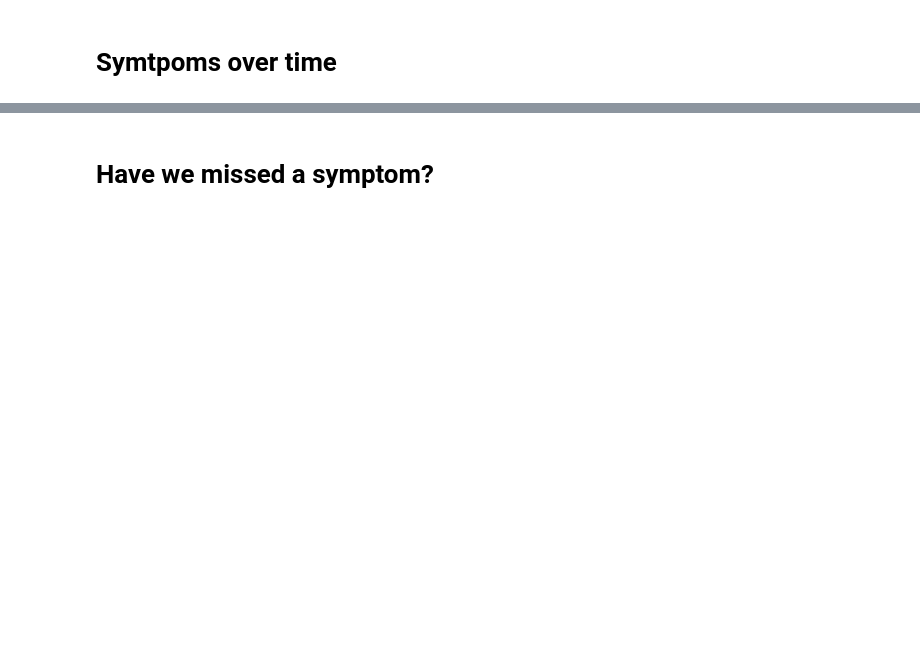
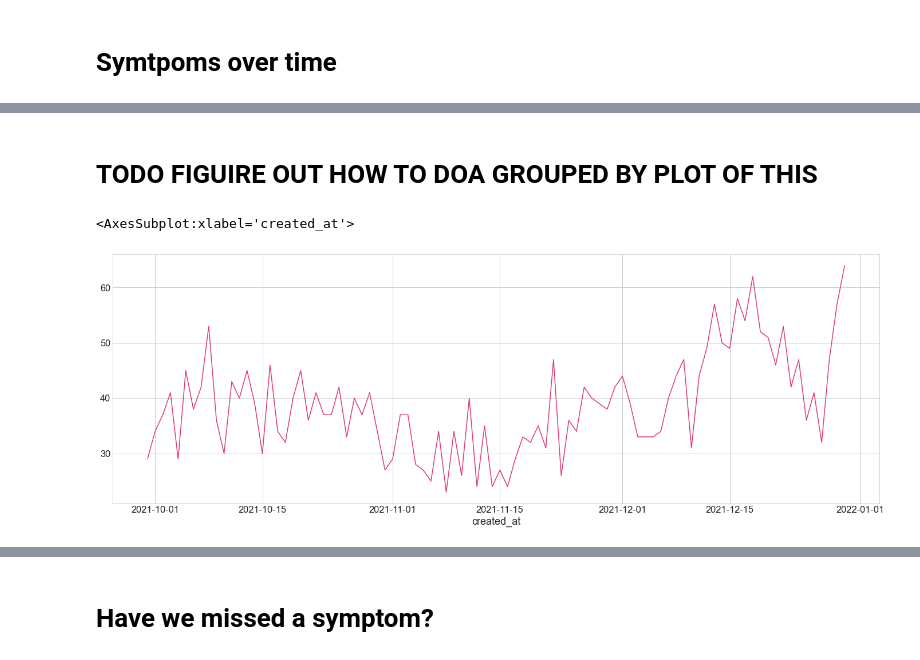
Before and after one commit to UKDataServiceOpen/working-with-twitter-data, a Jupyter notebook: HealthDemo/HealthTidyDemo.ipynb, the cells around one changed output, grey strips where cells are left out. Cells and saved outputs as stored; diff of their text form; code cells hidden in the pictures; blank space fills up the shorter version.

```diff
--- a/HealthDemo/HealthTidyDemo.ipynb
+++ b/HealthDemo/HealthTidyDemo.ipynb
@@ -141,0 +171,8 @@ df.head()
+# %%
+data['has_cough'] = data.text.str.contains('cough') | data.text.str.contains('coughing')
+data['has_sneeze'] = data.text.str.contains('sneeze') | data.text.str.contains('sneezing')
+data['has_fatigue'] = data.text.str.contains('fatigue')
+data['has_headache'] = data.text.str.contains('headache')
+
+# fatigue, sneeze, sneezing, headache
+data[['has_cough','has_sneeze','has_fatigue','has_headache']].describe()
@@ -141,0 +233,7 @@ df.head()
+# %% [markdown]
+# TODO FIGUIRE OUT HOW TO DOA GROUPED BY PLOT OF THIS
+# %%
+data.groupby(data.created_at.dt.date).has_cough.sum().plot()
+# %% [output]
+<AxesSubplot:xlabel='created_at'>
+[figure, added]
```
Also changed, not shown: parts of 40 cells of this notebook, 1 other file.
